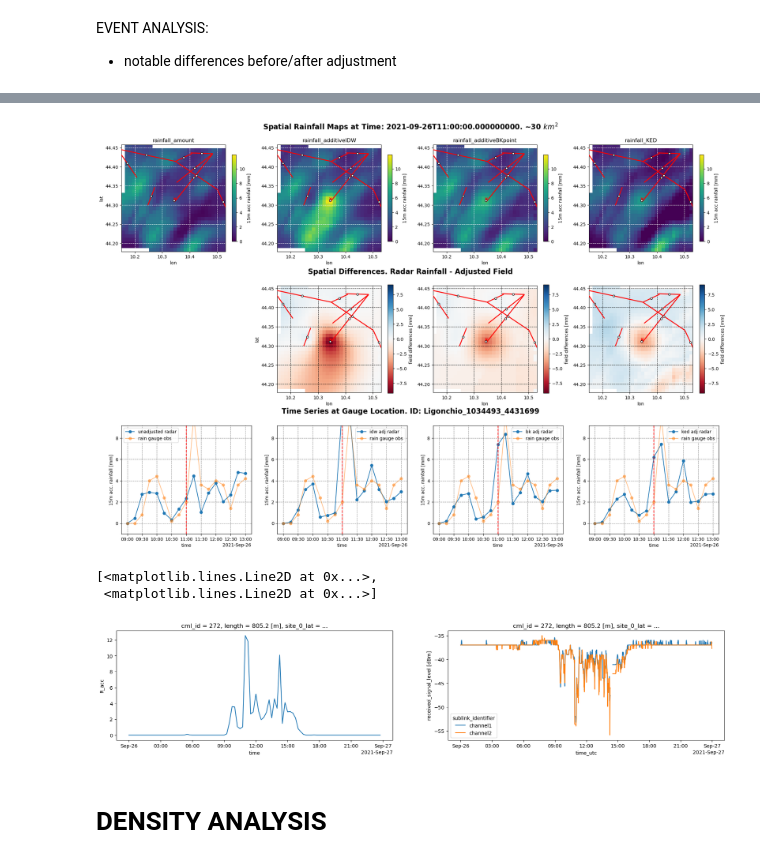
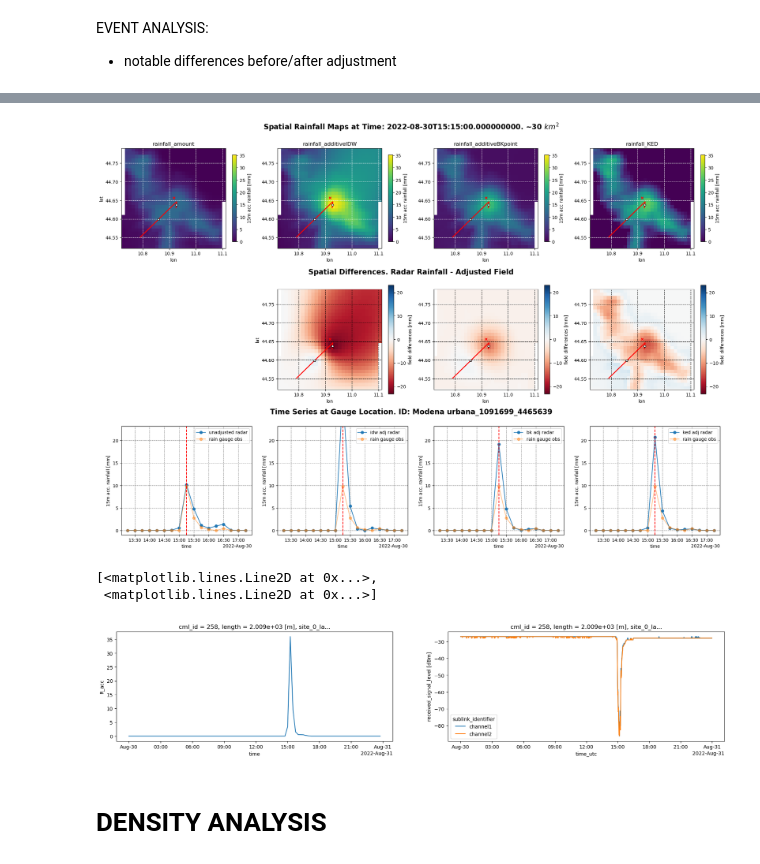
Before and after one commit to EliaCovi/radar_adjustment_intercomparison, a Jupyter notebook: 4_adjustment_analysis.ipynb, the cells around one changed output, grey strips where cells are left out. Saved outputs shown, nothing was run; the diff lists cells and outputs as text; code cells hidden in the pictures.

```diff
--- a/4_adjustment_analysis.ipynb
+++ b/4_adjustment_analysis.ipynb
@@ -21,8 +21,8 @@ ds_cmls = ds_cmls.R_acc.resample(time = '15min', label='right', closed='right').
 ds_cmls = ds_cmls.reduce(np.nanmean, dim='sublink_id')
 
 # Slice in time
-start = '2021-09-01T00'
-end = '2021-09-30T00'
+start = '2022-08-01T00'
+end = '2022-08-31T00'
 ds_gauges = ds_gauges.sel(time = slice(start, end))
 ds_rad = ds_rad.sel(time = slice(start, end))
 ds_cmls = ds_cmls.sel(time = slice(start, end))
@@ -374,7 +389,7 @@ for t in test.time.values:
 # %%
 # SELECT TIME AND RAIN GAUGES
-seltime = '2021-09-18T15:15:00.000000000'
-selids = ['Molinetto_1169647_4443479']
+seltime = '2022-08-28T13:45:00.000000000'
+selids = ['Maiano_1219345_4389269','Monteombraro_1100875_4437632','Bardi_973284_4463379']
 # area [km2] to display around the station
 area_maps = 30
 # how many hours to display before and after seltime
@@ -497,7 +539,7 @@ for t in test.time.values:
 # %%
 # SELECT TIME AND RAIN GAUGES
-seltime = '2021-09-26T11:00:00.000000000'
-selids = ['Ligonchio_1034493_4431699']
+seltime = '2022-08-30T15:15:00.000000000'
+selids =  ['Modena urbana_1091699_4465639']
 # area [km2] to display around the station
 area_maps = 30
 # how many hours to display before and after seltime
@@ -564,43 +606,43 @@ for sid in selids:
         ax[1,i].scatter(gdf.middle_lon, gdf.middle_lat, color='white', edgecolor='black', s=20, zorder=6)
 
     ax[1,1].set_ylabel('lat')
 
     # plot time series
     interval = slice(np.datetime64(seltime)-np.timedelta64(deltah_timeline,'h'),
                      np.datetime64(seltime)+np.timedelta64(deltah_timeline,'h'))
     ds_gauges.rainfall_radar.sel(id=sid, time=interval).plot.line(ax=ax[2,0], marker='o', label='unadjusted radar')
     ds_gauges.rainfall_amount.sel(id=sid, time=interval).plot.line(ax=ax[2,0], marker='o', label='rain gauge obs', alpha=.5)
     ds_gauges.adjust_idw.sel(id=sid, time=interval).plot.line(ax=ax[2,1], marker='o', label='idw adj radar')
     ds_gauges.rainfall_amount.sel(id=sid, time=interval).plot.line(ax=ax[2,1], marker='o', label='rain gauge obs', alpha=.5)
     ds_gauges.adjust_bk.sel(id=sid, time=interval).plot.line(ax=ax[2,2], marker='o', label='bk adj radar')
     ds_gauges.rainfall_amount.sel(id=sid, time=interval).plot.line(ax=ax[2,2], marker='o', label='rain gauge obs', alpha=.5)
     ds_gauges.adjust_ked.sel(id=sid, time=interval).plot.line(ax=ax[2,3], marker='o', label='ked adj radar')
     ds_gauges.rainfall_amount.sel(id=sid, time=interval).plot.line(ax=ax[2,3], marker='o', label='rain gauge obs', alpha=.5)
     for i in range(4):
         ax[2,i].grid(linestyle='--', c='gray')
         ax[2,i].axvline(x=np.datetime64(seltime), c='red', linestyle='--')
         ax[2,i].set_ylim([-1, vmax])
         ax[2,i].legend()
         ax[2,i].set_ylabel('15m acc. rainfall [mm]')
         ax[2,i].set_title('')
 
     fig.text(0.5, 0.95, 'Spatial Rainfall Maps at Time: '+seltime+'. ~'+str(area_maps)+' $km^2$', ha='center', fontsize=16, fontweight='bold')
     fig.text(0.5, 0.65, 'Spatial Differences. Radar Rainfall - Adjusted Field', ha='center', fontsize=16, fontweight='bold')
     fig.text(0.5, 0.36, 'Time Series at Gauge Location. ID: '+sid, ha='center', fontsize=16, fontweight='bold')
     plt.subplots_adjust(hspace=0.3, top=0.92)
 
     fig.delaxes(ax[1,0])
 # %% [output]
-[figure, old version]
+[figure, new version]
 # %%
 ds_cmls_raw = xr.open_dataset('data/covi_2024_OpenRainER/OpenRainER_cmls.nc')
 fig, ax=plt.subplots(1,2, figsize=(22,4))
-ds_cmls.sel(cml_id='272', time='2021-09-26').plot.line(x='time', ax=ax[0])
-ds_cmls_raw.rsl.sel(cml_id='272', time='2021-09-26').plot.line(x='time', ax=ax[1])
+ds_cmls.sel(cml_id='258', time='2022-08-30').plot.line(x='time', ax=ax[0])
+ds_cmls_raw.rsl.sel(cml_id='258', time='2022-08-30').plot.line(x='time', ax=ax[1])
 # %% [output]
 [<matplotlib.lines.Line2D at 0x...>,
  <matplotlib.lines.Line2D at 0x...>]
-[figure, old version]
+[figure, new version]
 # %% [markdown]
 # DENSITY ANALYSIS
 # %% [markdown]
```
Also changed, not shown: parts of 27 cells of this notebook, 2 other files.
